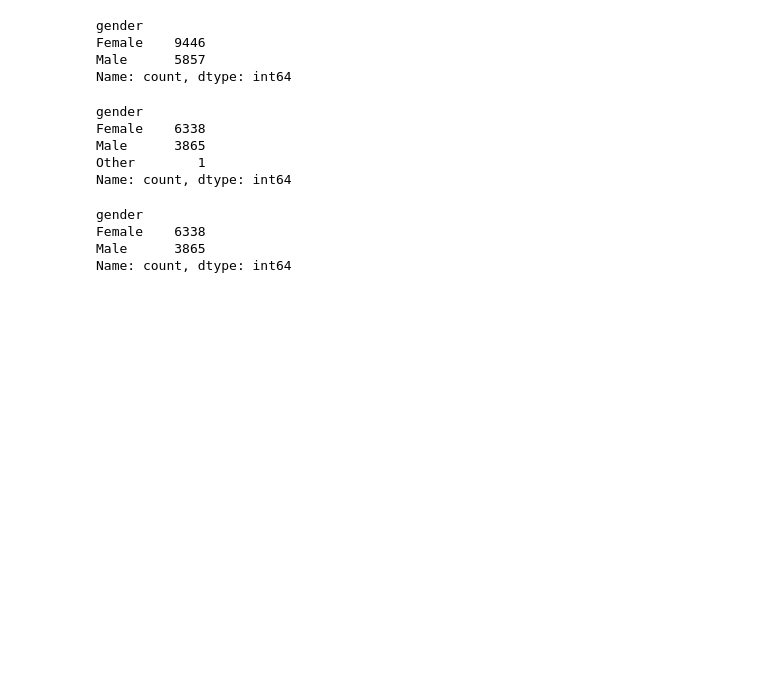
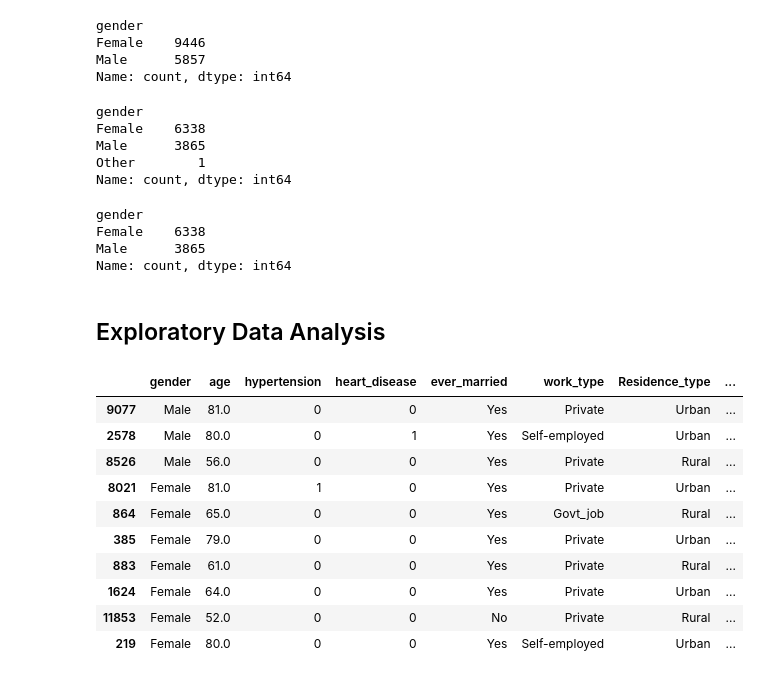
Before and after one commit to kamijoseph/Brain-Stroke-Diagnosis-ML-Prediction, a Jupyter notebook: notebooks/main.ipynb, the cells around one changed output. Cells and saved outputs as stored; diff of their text form; code cells hidden in the pictures; blank space fills up the shorter version.

Commit message:
stroke and none stroke data filter

```diff
--- a/notebooks/main.ipynb
+++ b/notebooks/main.ipynb
@@ -312,3 +317,5 @@ gender
 Female    6338
 Male      3865
 Name: count, dtype: int64
+# %% [markdown]
+## Exploratory Data Analysis
@@ -314,0 +327,18 @@ Name: count, dtype: int64
+# %%
+# filtering data for stroke and non stroke
+stroke_data = data[data["stroke"] == 1]
+non_stroke_data = data[data["stroke"] == 0]
+# %%
+stroke_data.sample(10)
+# %% [output]
+|  | gender | age | hypertension | heart_disease | ever_married | work_type | Residence_type | ... |
+| 9077 | Male | 81.0 | 0 | 0 | Yes | Private | Urban | ... |
+| 2578 | Male | 80.0 | 0 | 1 | Yes | Self-employed | Urban | ... |
+| 8526 | Male | 56.0 | 0 | 0 | Yes | Private | Rural | ... |
+| 8021 | Female | 81.0 | 1 | 0 | Yes | Private | Urban | ... |
+| 864 | Female | 65.0 | 0 | 0 | Yes | Govt_job | Rural | ... |
+| 385 | Female | 79.0 | 0 | 0 | Yes | Private | Urban | ... |
+| 883 | Female | 61.0 | 0 | 0 | Yes | Private | Rural | ... |
+| 1624 | Female | 64.0 | 0 | 0 | Yes | Private | Urban | ... |
+| 11853 | Female | 52.0 | 0 | 0 | No | Private | Rural | ... |
+| 219 | Female | 80.0 | 0 | 0 | Yes | Self-employed | Urban | ... |
```
Also changed, not shown: parts of 3 cells of this notebook.
